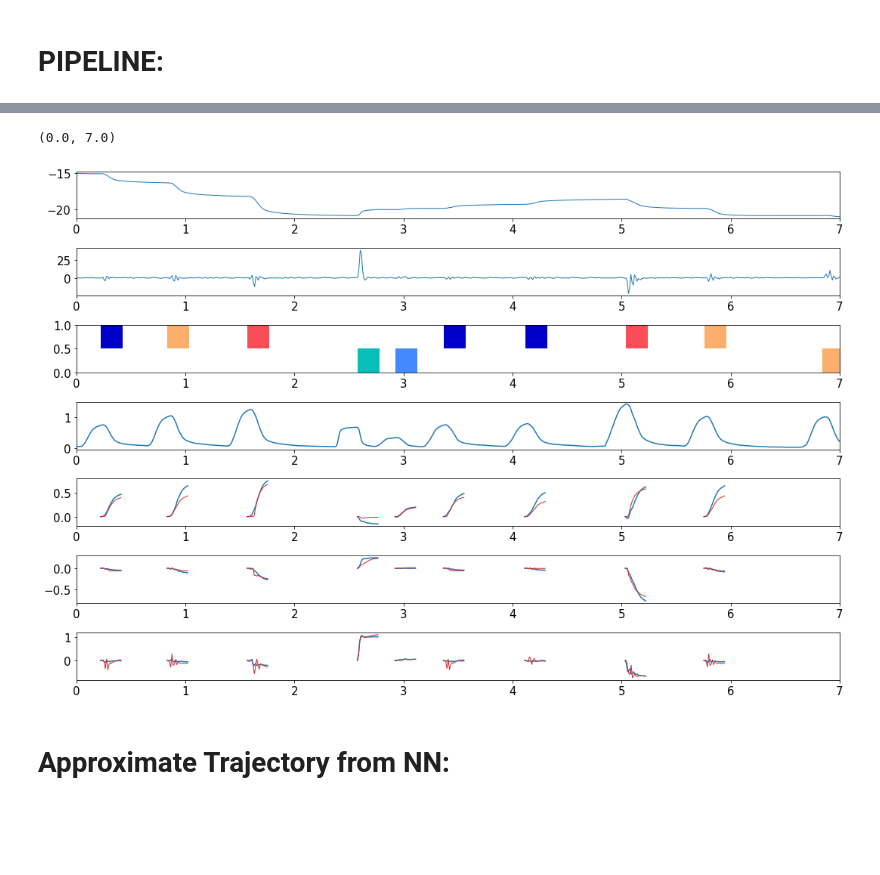
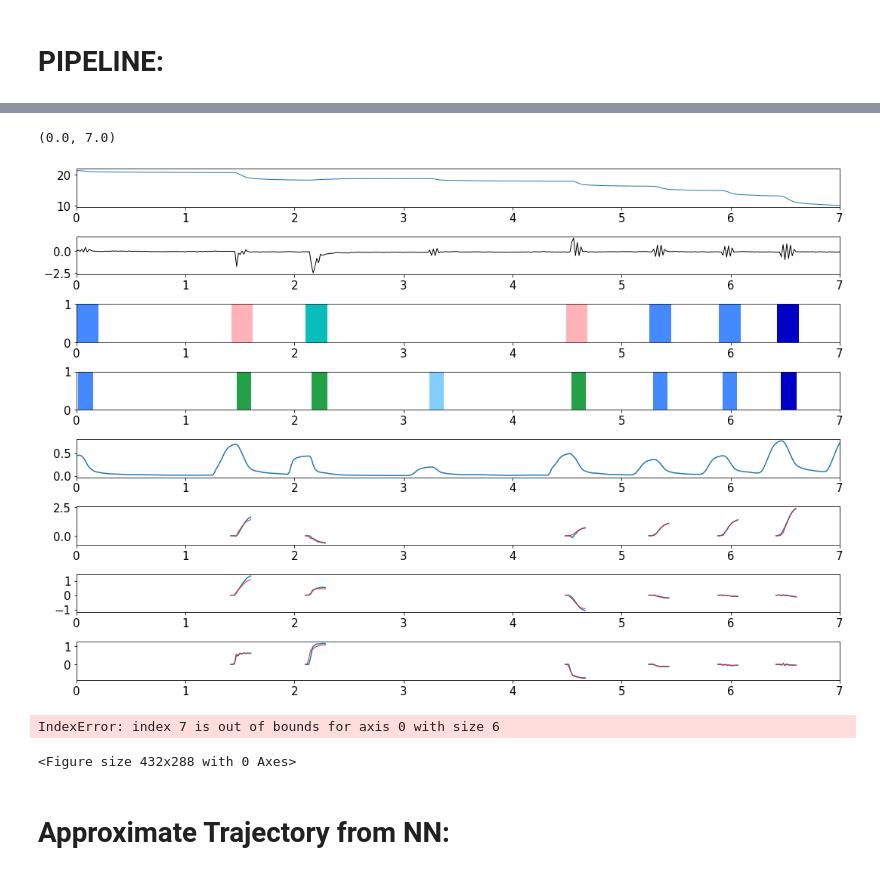
Before and after one commit to orger-lab/megabouts, a Jupyter notebook: megabouts/super_resolution_pipeline.ipynb, the cells around one changed output, grey strips where cells are left out. Drawn from its saved outputs; the diff is of its cells as text; code cells hidden in the pictures; blank space fills up the shorter version.

Commit message:
Add comparaison with Matlab pipeline

```diff
--- a/megabouts/super_resolution_pipeline.ipynb
+++ b/megabouts/super_resolution_pipeline.ipynb
@@ -280,5 +272,5 @@ Lag_dt = convert_duration(60,original_fps=700,new_fps=new_fps)
 print(Bout_Duration)
 Lag_dt = Bout_Duration
 Margin_before_peak=convert_duration(20,original_fps=700,new_fps=new_fps)
-prominence = 0.25
+prominence = 0.2
 # %% [output]
@@ -286,10 +278,10 @@ prominence = 0.25
 # %%
 preprocess = create_preprocess_traj(fps=new_fps,fc_min=fc_min,beta=beta,Ndiff=Ndiff,Lag_dt=Lag_dt)
-classifier = create_classifier(templates_flat,templates_labels,templates_delays,scale=[0.3,0.4,1],n_neighbors=5,Bout_Duration=Bout_Duration)
+classifier = create_classifier(templates_flat,templates_labels,templates_delays,scale=[0.4,0.4,2],n_neighbors=50,Bout_Duration=Bout_Duration)
 classifier_segmenter_traj = create_classifier_segmenter_traj(classifier,prominence=prominence,Bout_Duration=Bout_Duration,Margin_before_peak=Margin_before_peak)
 pipeline_traj = create_pipeline_traj(preprocess,classifier_segmenter_traj)
 # %%
-bouts_array,bouts_array_flat,onset,offset,bout_cat,bout_cat_signed,label_pred,delay_pred_post_align,delay_pred,id_nearest,mobility,traj = pipeline_traj(x_input,y_input,body_angle_input)
+bouts_array,bouts_array_flat,onset,offset,bout_cat,bout_cat_ts,bout_cat_ts_signed,delay_pred_post_align,delay_pred,id_nearest,mobility,traj = pipeline_traj(x_input,y_input,body_angle_input)
 # %%
 plt.figure(figsize=(4,4))
 plt.hist(delay_pred)
@@ -360,0 +322,15 @@ plt.show()
+# %%
+from classification.benchmark_w_matlab import compute_bout_cat_matlab
+from scipy import stats
+
+onset_mat,offset_mat,bout_cat_matlab,bout_cat_ts_matlab,bout_cat_ts_signed_matlab = compute_bout_cat_matlab(df,new_fps=new_fps,old_fps=700)
+
+label_mat = []
+label_py = []
+
+for i,(on_,off_) in enumerate(zip(onset_mat,offset_mat)):
+    tmp = bout_cat_ts[on_:off_]
+    tmp = tmp[tmp>-1]
+    if len(tmp)>0:
+        label_mat.append(bout_cat_matlab[i])
+        label_py.append(stats.mode(tmp)[0][0])
@@ -385,7 +402,7 @@ plt.rc('xtick', labelsize=15)
 plt.rc('ytick', labelsize=15)
 plt.rc('axes', labelsize=15)
 
-G = gridspec.GridSpec(7,1)
+G = gridspec.GridSpec(8,1)
 
 ax = plt.subplot(G[0])
 #ax.plot(t,tail_angle[IdSt:IdEd,7],'k',lw=1)
@@ -393,45 +410,69 @@ ax.plot(t,traj[IdSt:IdEd,0],lw=1)
 ax.set_xlim(0,Duration/new_fps)
 
 ax = plt.subplot(G[1])
-#ax.plot(t,tail_angle[IdSt:IdEd,7],'k',lw=1)
-ax.plot(t,yaw_speed[IdSt:IdEd],lw=1)
+ax.plot(t,tail_angle_sub[IdSt:IdEd,7],'k',lw=1)
+#ax.plot(t,yaw_speed[IdSt:IdEd],lw=1)
 #ax.plot(t,yaw_speed_hat_[IdSt:IdEd],lw=1)
 ax.set_xlim(0,Duration/new_fps)
 
 ax = plt.subplot(G[2])
-ax.imshow(bout_cat_signed[IdSt:IdEd,:].T,cmap=cmp_bouts,aspect='auto',vmin=0,vmax=12,interpolation='nearest',extent=[0,Duration/new_fps,0,1])
+ax.imshow(bout_cat_ts[IdSt:IdEd,np.newaxis].T,cmap=cmp_bouts,aspect='auto',vmin=0,vmax=12,interpolation='nearest',extent=[0,Duration/new_fps,0,1])
 ax.set_xlim(0,Duration/new_fps)
 
 ax = plt.subplot(G[3])
+ax.imshow(bout_cat_ts_matlab[IdSt:IdEd,np.newaxis].T,cmap=cmp_bouts,aspect='auto',vmin=0,vmax=12,interpolation='nearest',extent=[0,Duration/new_fps,0,1])
+ax.set_xlim(0,Duration/new_fps)
+
+ax = plt.subplot(G[4])
 ax.plot(t,mobility[IdSt:IdEd])
 #y =-(1-2*(np.max((z[IdSt:IdEd]),axis=1)>np.max(-(z[IdSt:IdEd]),axis=1)))*np.max(np.abs(z[IdSt:IdEd]),axis=1)*peaks_bin[IdSt:IdEd]
 #ax.scatter(t[sub_peaks],y[sub_peaks],color = 'r')
 #for p in sub_peaks:
 #    ax.add_patch(Rectangle((t[p],-10),140/700,20,facecolor="red",alpha=0.3))
 ax.set_xlim(0,Duration/new_fps)
 
 
-ax = plt.subplot(G[4])
+ax = plt.subplot(G[5])
 for i,(on_,off_) in enumerate(zip(sub_onset,sub_offset)):
     ax.plot((np.arange(on_,off_)-IdSt)/new_fps,sub_bouts_array_flat[i,:Bout_Duration],'tab:blue')
     off_ = on_+Bout_Duration
     ax.plot((np.arange(on_,off_)-IdSt)/new_fps,Nearest_bouts_x[i,:],'tab:red',lw=1)
 ax.set_xlim(0,Duration/new_fps)
 
-ax = plt.subplot(G[5])
+ax = plt.subplot(G[6])
 for i,(on_,off_) in enumerate(zip(sub_onset,sub_offset)):
     ax.plot((np.arange(on_,off_)-IdSt)/new_fps,sub_bouts_array_flat[i,Bout_Duration:Bout_Duration*2],'tab:blue')
     off_ = on_+Bout_Duration
     ax.plot((np.arange(on_,off_)-IdSt)/new_fps,Nearest_bouts_y[i,:],'tab:red',lw=1)
 ax.set_xlim(0,Duration/new_fps)
 
 
-ax = plt.subplot(G[6])
+ax = plt.subplot(G[7])
 for i,(on_,off_) in enumerate(zip(sub_onset,sub_offset)):
     ax.plot((np.arange(on_,off_)-IdSt)/new_fps,sub_bouts_array_flat[i,Bout_Duration*2:],'tab:blue')
     off_ = on_+Bout_Duration
     ax.plot((np.arange(on_,off_)-IdSt)/new_fps,Nearest_bouts_angle[i,:],'tab:red',lw=1)
 ax.set_xlim(0,Duration/new_fps)
 # %% [output]
 (0.0, 7.0)
-[figure, old version]
+[figure, new version]
+# %%
+i = 7
+
+plt.figure()
+plt.plot(sub_bouts_array_flat[7,:Bout_Duration*1])
+plt.plot(Nearest_bouts_x[7,:])
+plt.show()
+
+plt.figure()
+plt.plot(sub_bouts_array_flat[7,:Bout_Duration*1])
+plt.plot(Nearest_bouts_x[7,:])
+plt.show()
+
+plt.figure()
+plt.plot(sub_bouts_array_flat[7,Bout_Duration*2:])
+plt.plot(Nearest_bouts_angle[7,:])
+plt.show()
+# %% [output]
+IndexError: index 7 is out of bounds for axis 0 with size 6
+<Figure size 432x288 with 0 Axes>
```
Also changed, not shown: parts of 26 cells of this notebook, 11 other files.
